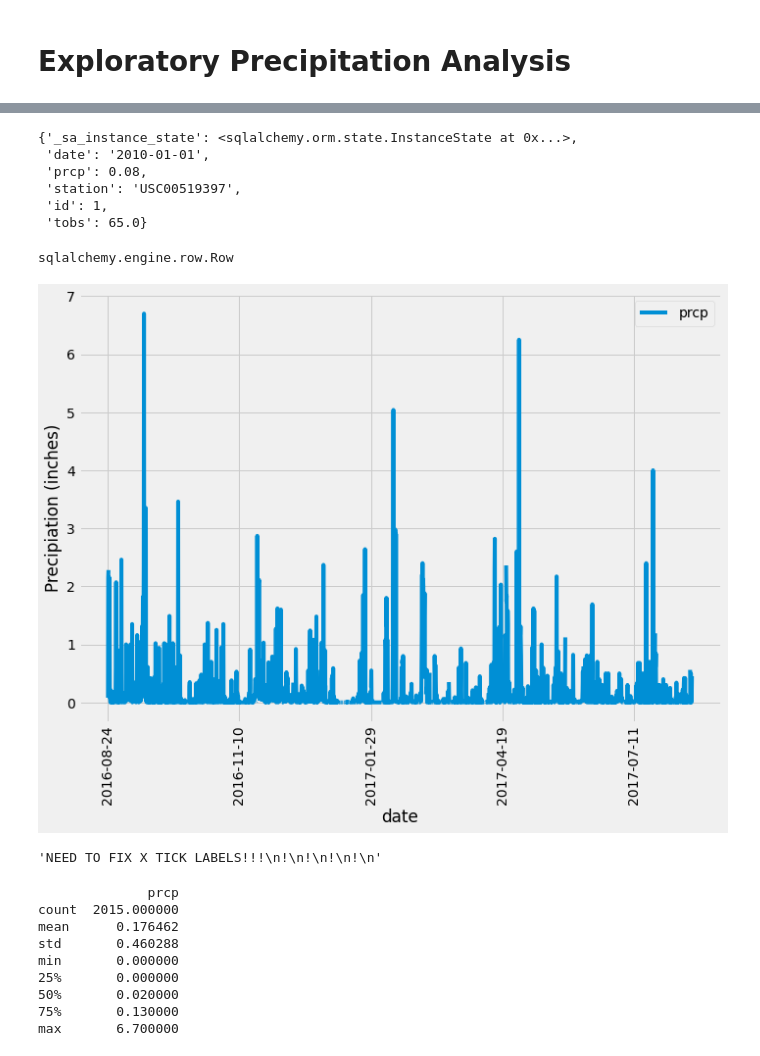
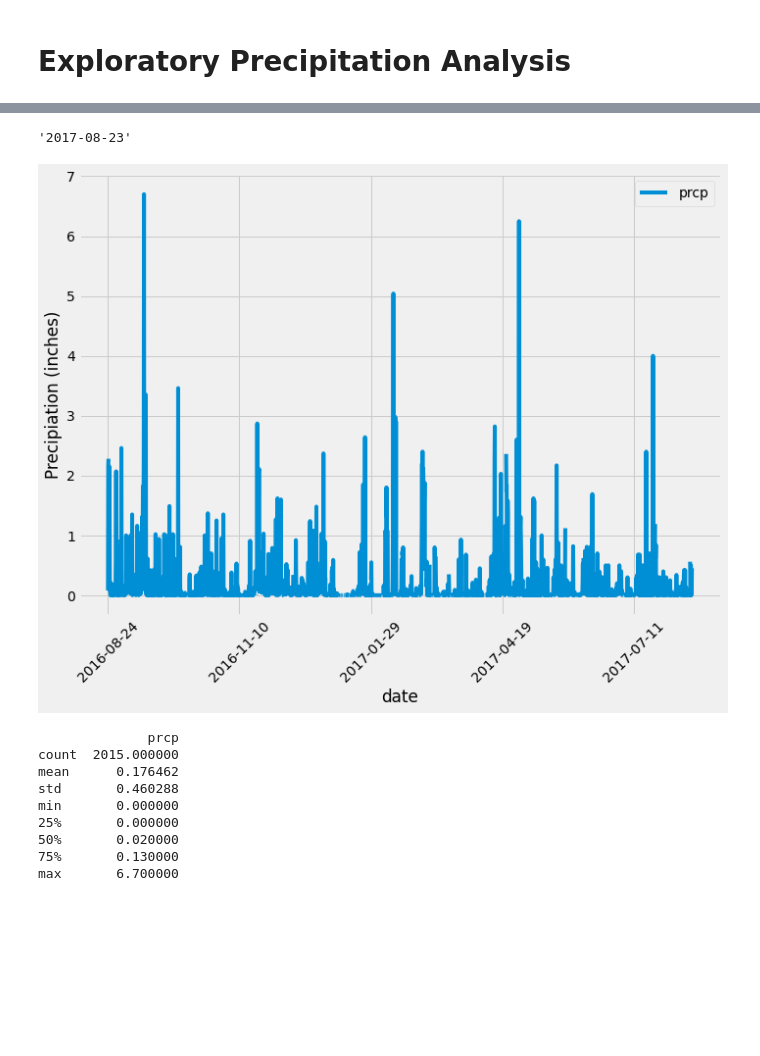
Before and after one commit to JenniferM-BShulyak/sqlalchemy-challenge, a Jupyter notebook: SurfsUp/climate_starter.ipynb, the cells around one changed output, grey strips where cells are left out. Saved outputs shown, nothing was run; the diff lists cells and outputs as text; code cells hidden in the pictures; blank space fills up the shorter version.

```diff
--- a/SurfsUp/climate_starter.ipynb
+++ b/SurfsUp/climate_starter.ipynb
@@ -53,48 +41,35 @@ engine.execute("SELECT * FROM Measurement LIMIT 9").fetchall()
-# %%
-session.query(Measurement).first().__dict__
-# %% [output]
-{'_sa_instance_state': <sqlalchemy.orm.state.InstanceState at 0x...>,
- 'date': '2010-01-01',
- 'prcp': 0.08,
- 'station': 'USC00519397',
- 'id': 1,
- 'tobs': 65.0}
 # %%
 # Find the most recent date in the data set.
-date_recent = session.query(Measurement.date).order_by(Measurement.date.desc()).first()
-type(date_recent)
+date_recent = session.query(Measurement.date).order_by(Measurement.date.desc()).first()[0]
 # %% [output]
-sqlalchemy.engine.row.Row
+'2017-08-23'
 # %%
 # Design a query to retrieve the last 12 months of precipitation data and plot the results.
 # Starting from the most recent data point in the database.
 # Calculate the date one year from the last date in data set.
-year_ago = dt.datetime.strptime(date_recent[0], "%Y-%m-%d") - dt.timedelta(days = 365) # Use Time Delta to find query date
+year_ago = dt.datetime.strptime(date_recent, "%Y-%m-%d") - dt.timedelta(days = 365) # Use Time Delta to find query date
 
 # Perform a query to retrieve the data and precipitation scores
 precip_scores = session.query(Measurement.date, Measurement.prcp).filter(Measurement.date > year_ago).order_by(Measurement.date)
 
 # Save the query results as a Pandas DataFrame and set the index to the date column
 df = pd.DataFrame(precip_scores, columns=["date", "prcp"])
-df.set_index('date', inplace=True)
-
-
-# Use Pandas Plotting with Matplotlib to plot the data
-df.plot(figsize=(10,8))
-plt.ylabel("Precipiation (inches)")
-plt.xticks(rotation = "vertical")
-plt.tight_layout()
-plt.show()
-
-"""NEED TO FIX X TICK LABELS!!!
-!
-!
-!
-!
-"""
+df.set_index('date', inplace=True)  # Switch index to be the date to make it simpler to plot
-# %% [output]
-[figure, removed]
-'NEED TO FIX X TICK LABELS!!!\n!\n!\n!\n!\n'
+# %%
+# Use Pandas Plotting with Matplotlib to plot the data
+#df.plot(figsize=(10,8))
+#plt.ylabel("Precipiation (inches)")
+df.plot(x_compat=True, figsize=(10,8))
+#ax.xaxis.set_major_locator(mdates.MonthLocator())
+plt.ylabel("Precipiation (inches)")
+
+#tick_locations = [x for x in range(12)]
+#plt.xticks(x[::20])
+plt.xticks(rotation = "45")
+plt.tight_layout()
+plt.show()
+# %% [output]
+[figure, added]
 # %%
 # Use Pandas to calcualte the summary statistics for the precipitation data
 stats = df.describe()
```
Also changed, not shown: parts of 4 cells of this notebook, 2 other files.
